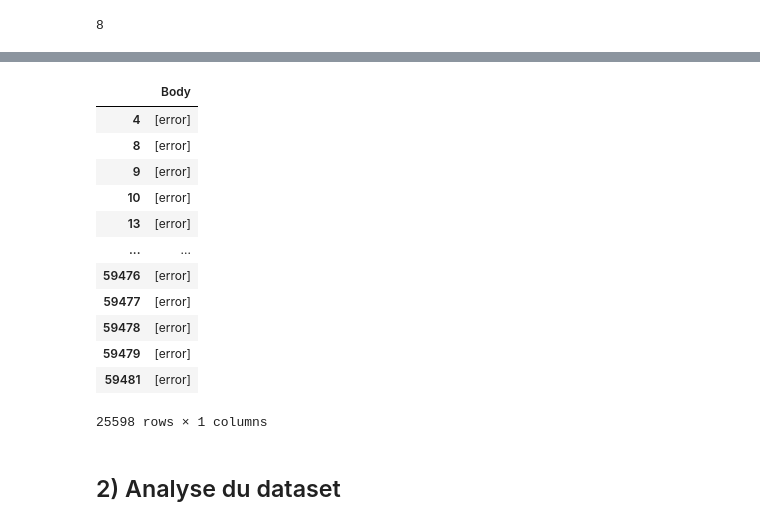
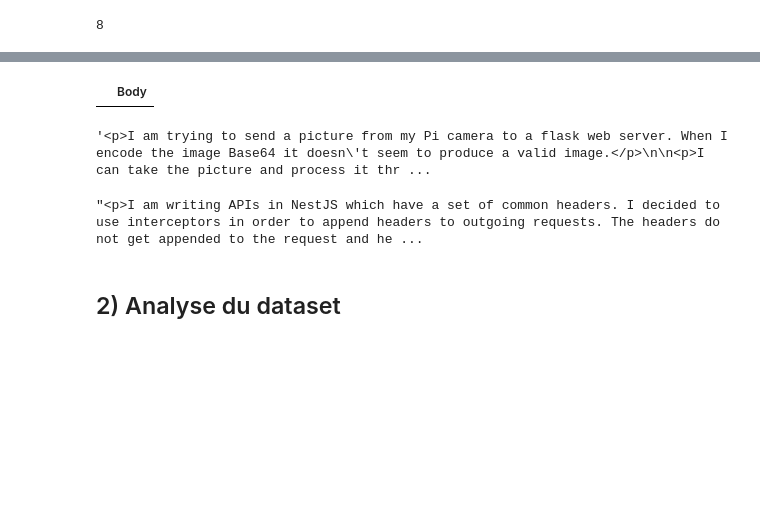
Before and after one commit to BlaiseMR/FormationML_Projet_5, a Jupyter notebook: P5_01_nettoyage.ipynb, the cells around one changed output, grey strips where cells are left out. Saved outputs shown, nothing was run; the diff lists cells and outputs as text; code cells hidden in the pictures; blank space fills up the shorter version.

```diff
--- a/P5_01_nettoyage.ipynb
+++ b/P5_01_nettoyage.ipynb
@@ -584,0 +616,24 @@ Progress treatement: [########################################] 99.00% 0:25:38.8
+# %%
+FILE_Model = "./Data/Model_v2.csv"
+# DataModel.to_csv(FILE_Model, index=False, doublequote=False)
+
+DataModel = pd.read_csv(FILE_Model, encoding="utf-8", low_memory=False, doublequote=False, error_bad_lines=False)
+DataModel['Body'] = DataModel['Body'].astype('str')
+DataModel['Body'] = DataModel.Body.apply(
+    lambda x:
+    x.replace('\'', '')
+    .replace('[', '')
+    .replace(']', '')
+).apply(
+    lambda x: x[:].split(', ')
+)
+DataModel['Title'] = DataModel.Title.apply(
+    lambda x:
+    x.replace('\'', '')
+    .replace('[', '')
+    .replace(']', '')
+).apply(
+    lambda x: x[:].split(', ')
+)
+
+print(DataModel['Body'].dtypes)
@@ -605,29 +668,25 @@ DataModel.head(10)
 # %%
 feat = 'Body'
 
-lookedfor = [['error']]
+lookedfor = [['aaiaaaiaaaiaaaiaaaiaaaiaaaiaaaiaaaiaaaiaaaiaaamaaaiaaaiaaa']]
 # lookedfor = ['abcdefghijklmonpqrstuvwxyz']
 # lookedfor = [string.punctuation]
 def check_words_list(column, lookedfor):
     return list(set(column) & set(lookedfor))
 
 test = pd.DataFrame(DataModel[feat].apply(check_words_list, args=(lookedfor)))
 test = test[test.astype(str)[feat] != '[]']
 test
 # %% [output]
 |  | Body |
-| 4 | [error] |
-| 8 | [error] |
-| 9 | [error] |
-| 10 | [error] |
-| 13 | [error] |
-| ... | ... |
-| 59476 | [error] |
-| 59477 | [error] |
-| 59478 | [error] |
-| 59479 | [error] |
-| 59481 | [error] |
-25598 rows × 1 columns
+# %%
+DataRaw.loc[490, 'Body']
+# %% [output]
+'<p>I am trying to send a picture from my Pi camera to a flask web server. When I encode the image Base64 it doesn\'t seem to produce a valid image.</p>\n\n<p>I can take the picture and process it thr ...
+# %%
+DataRaw.loc[48325, 'Body']
+# %% [output]
+"<p>I am writing APIs in NestJS which have a set of common headers. I decided to use interceptors in order to append headers to outgoing requests. The headers do not get appended to the request and he ...
 # %% [markdown]
 ## 2) Analyse du dataset
 # %% [markdown]
```
Also changed, not shown: parts of 121 cells of this notebook, 1 other file.
